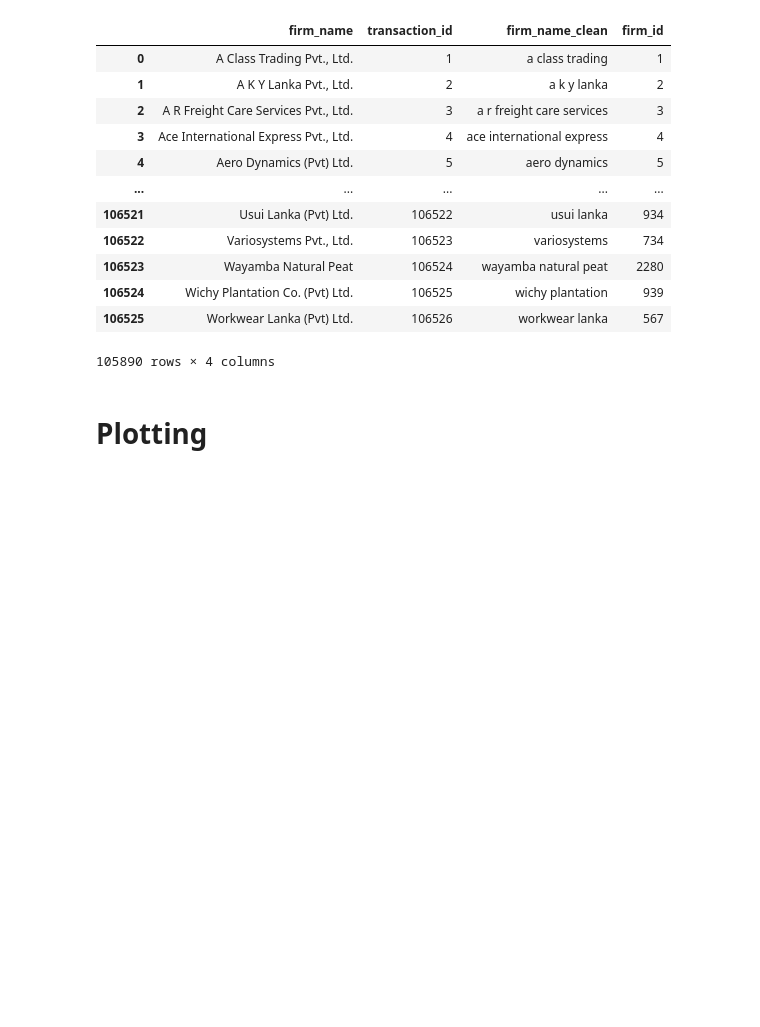
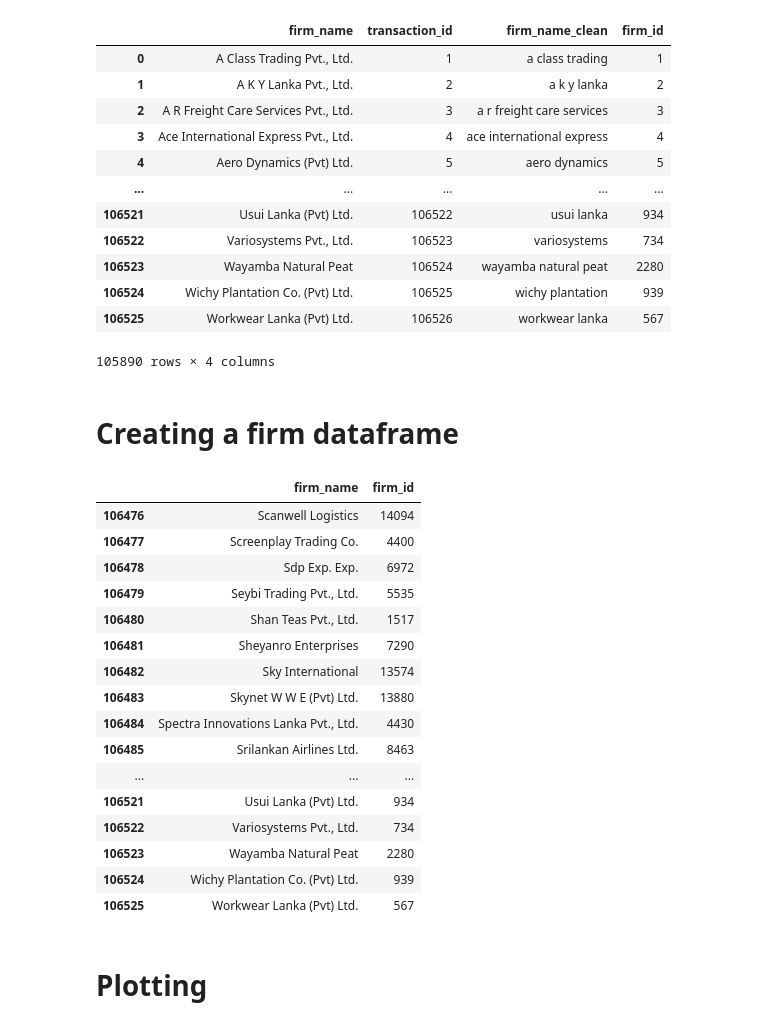
Before and after one commit to noragriffith/WorldBankTest, a Jupyter notebook: test_code_noragriffith.ipynb, the cells around one changed output. Cells and saved outputs as stored; diff of their text form; code cells hidden in the pictures; blank space fills up the shorter version.

```diff
--- a/test_code_noragriffith.ipynb
+++ b/test_code_noragriffith.ipynb
@@ -139,5 +139,35 @@ comm_trans_df
 | 106524 | Wichy Plantation Co. (Pvt) Ltd. | 106525 | wichy plantation | 939 |
 | 106525 | Workwear Lanka (Pvt) Ltd. | 106526 | workwear lanka | 567 |
 105890 rows × 4 columns
+# %% [markdown]
+# Creating a firm dataframe
+# %%
+# Select specific columns from a dataframe and creates a new one
+def select_columns(data_frame, column_names):
+    new_frame = data_frame.loc[:, column_names]
+    return new_frame
+# %%
+# Create a dataframe with firm names and their corresponding Ids
+selected_columns = ['firm_name','firm_id']
+firms_df = select_columns(comm_trans_df, selected_columns)
+firms_df.tail(50)
+# %% [output]
+|  | firm_name | firm_id |
+| 106476 | Scanwell Logistics | 14094 |
+| 106477 | Screenplay Trading Co. | 4400 |
+| 106478 | Sdp Exp. Exp. | 6972 |
+| 106479 | Seybi Trading Pvt., Ltd. | 5535 |
+| 106480 | Shan Teas Pvt., Ltd. | 1517 |
+| 106481 | Sheyanro Enterprises | 7290 |
+| 106482 | Sky International | 13574 |
+| 106483 | Skynet W W E (Pvt) Ltd. | 13880 |
+| 106484 | Spectra Innovations Lanka Pvt., Ltd. | 4430 |
+| 106485 | Srilankan Airlines Ltd. | 8463 |
+| ... | ... | ... |
+| 106521 | Usui Lanka (Pvt) Ltd. | 934 |
+| 106522 | Variosystems Pvt., Ltd. | 734 |
+| 106523 | Wayamba Natural Peat | 2280 |
+| 106524 | Wichy Plantation Co. (Pvt) Ltd. | 939 |
+| 106525 | Workwear Lanka (Pvt) Ltd. | 567 |
 # %% [markdown]
 # Plotting
```
Also changed, not shown: parts of 2 cells of this notebook.
